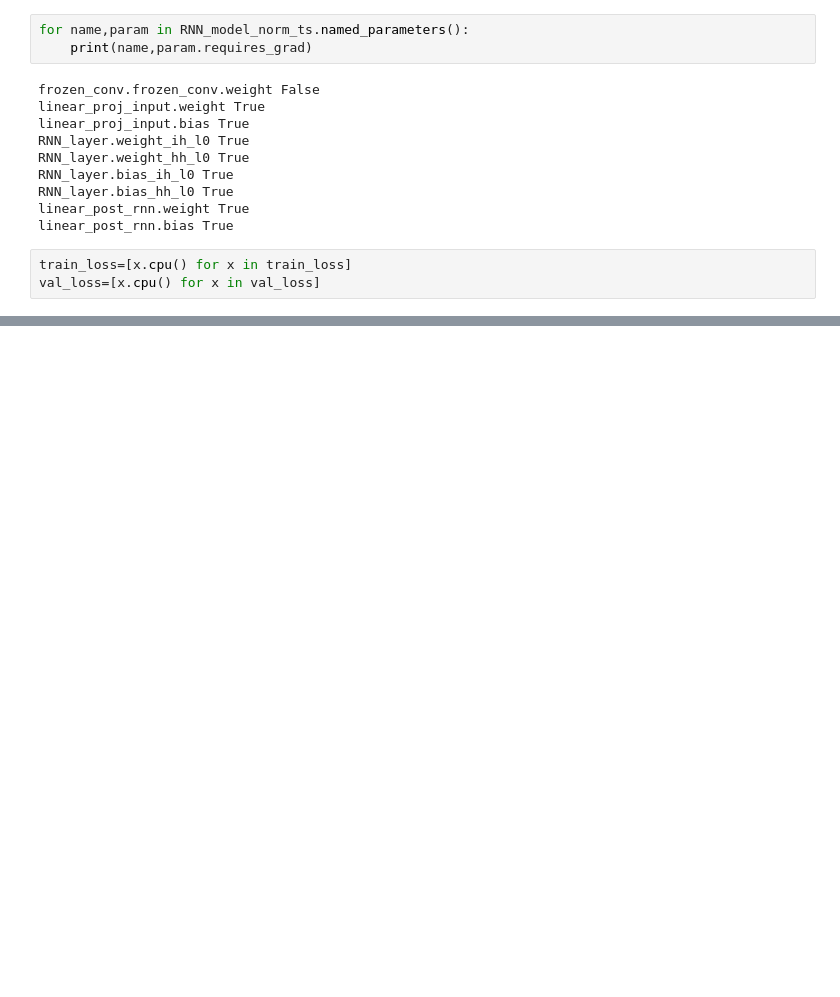
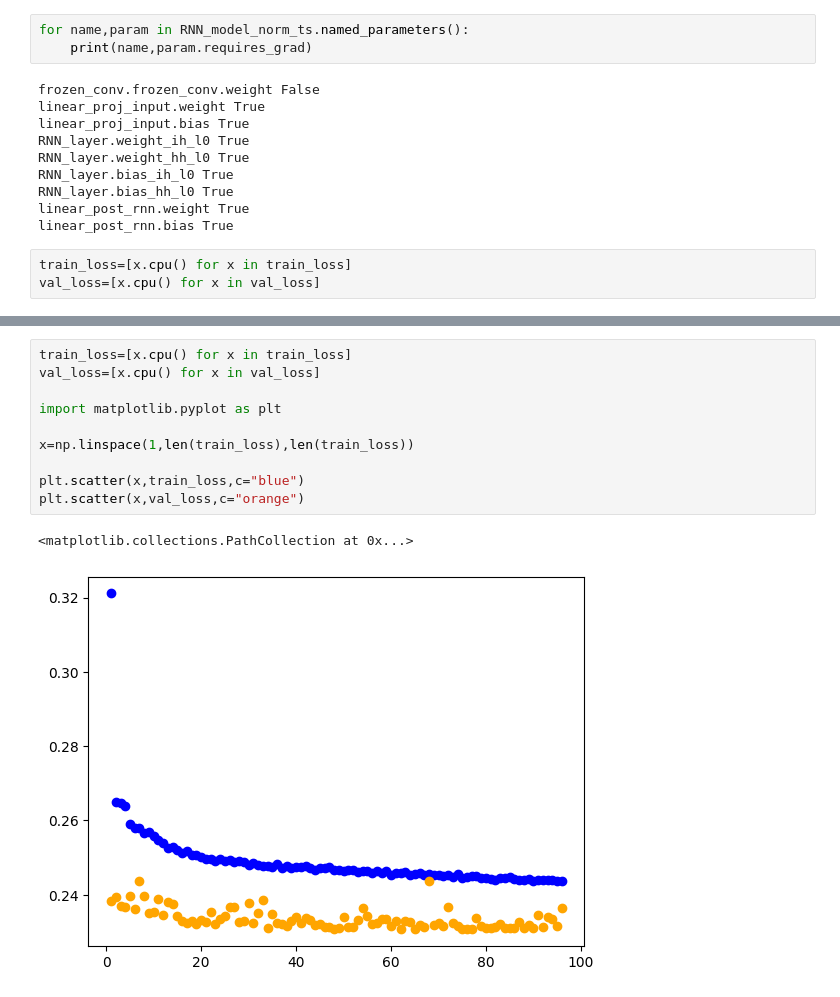
Before and after one commit to martinmf-dev/Realized_Volatility_Prediction_-erdos_deeplearning-, a Jupyter notebook: NNetwork/RNN_with_frozen_conv.ipynb, the cells around one changed output, grey strips where cells are left out. Saved outputs shown, nothing was run; the diff lists cells and outputs as text; blank space fills up the shorter version.

```diff
--- a/NNetwork/RNN_with_frozen_conv.ipynb
+++ b/NNetwork/RNN_with_frozen_conv.ipynb
@@ -872,0 +742,13 @@ As of now, the best outcome comes with "scaling" the input timeseries by 10000.
+# %%
+train_loss=[x.cpu() for x in train_loss]
+val_loss=[x.cpu() for x in val_loss]
+
+import matplotlib.pyplot as plt
+
+x=np.linspace(1,len(train_loss),len(train_loss))
+
+plt.scatter(x,train_loss,c="blue")
+plt.scatter(x,val_loss,c="orange")
+# %% [output]
+<matplotlib.collections.PathCollection at 0x...>
+[figure, added]
```
Also changed, not shown: parts of 62 cells of this notebook, 2 other files.
